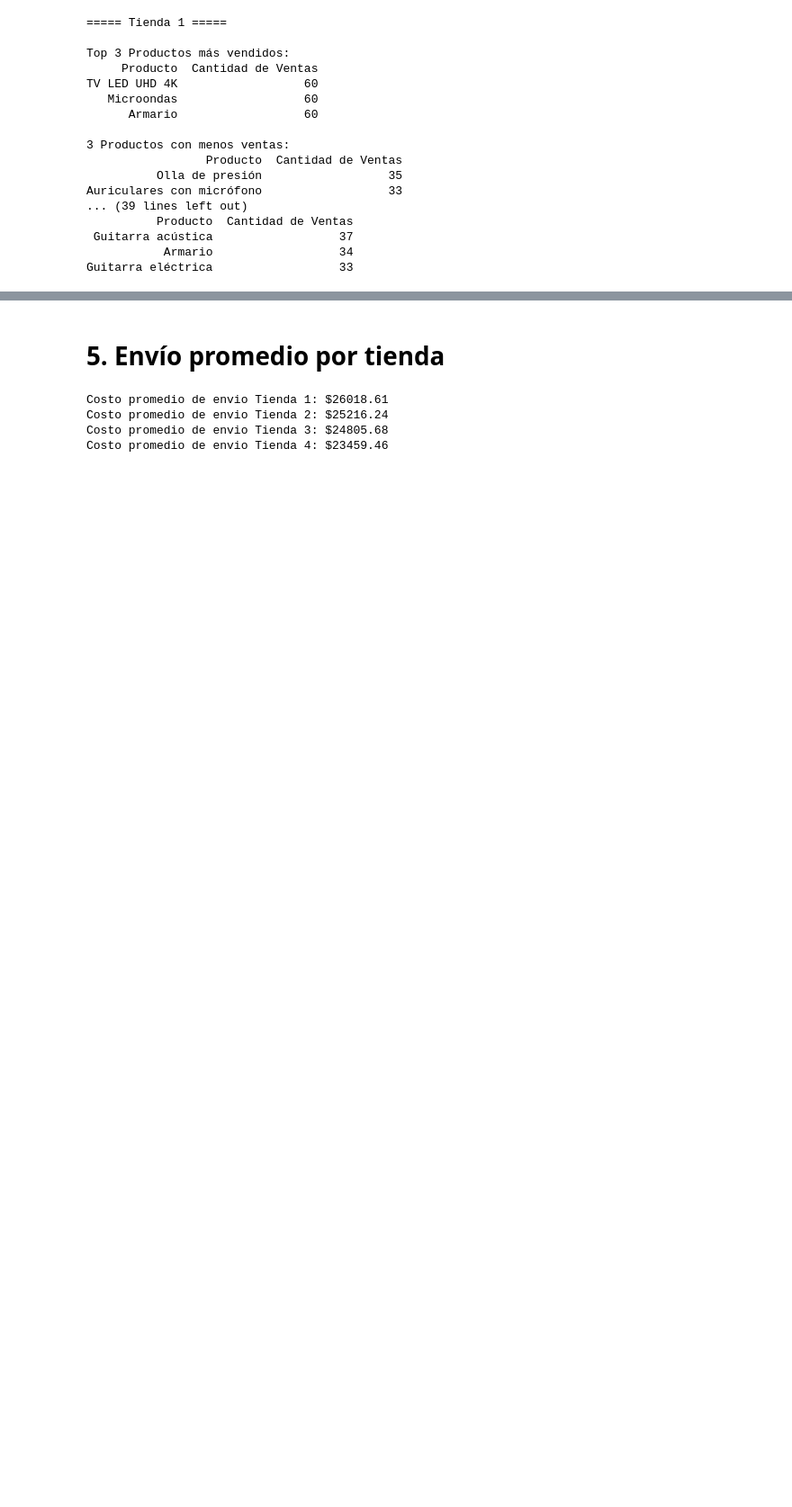
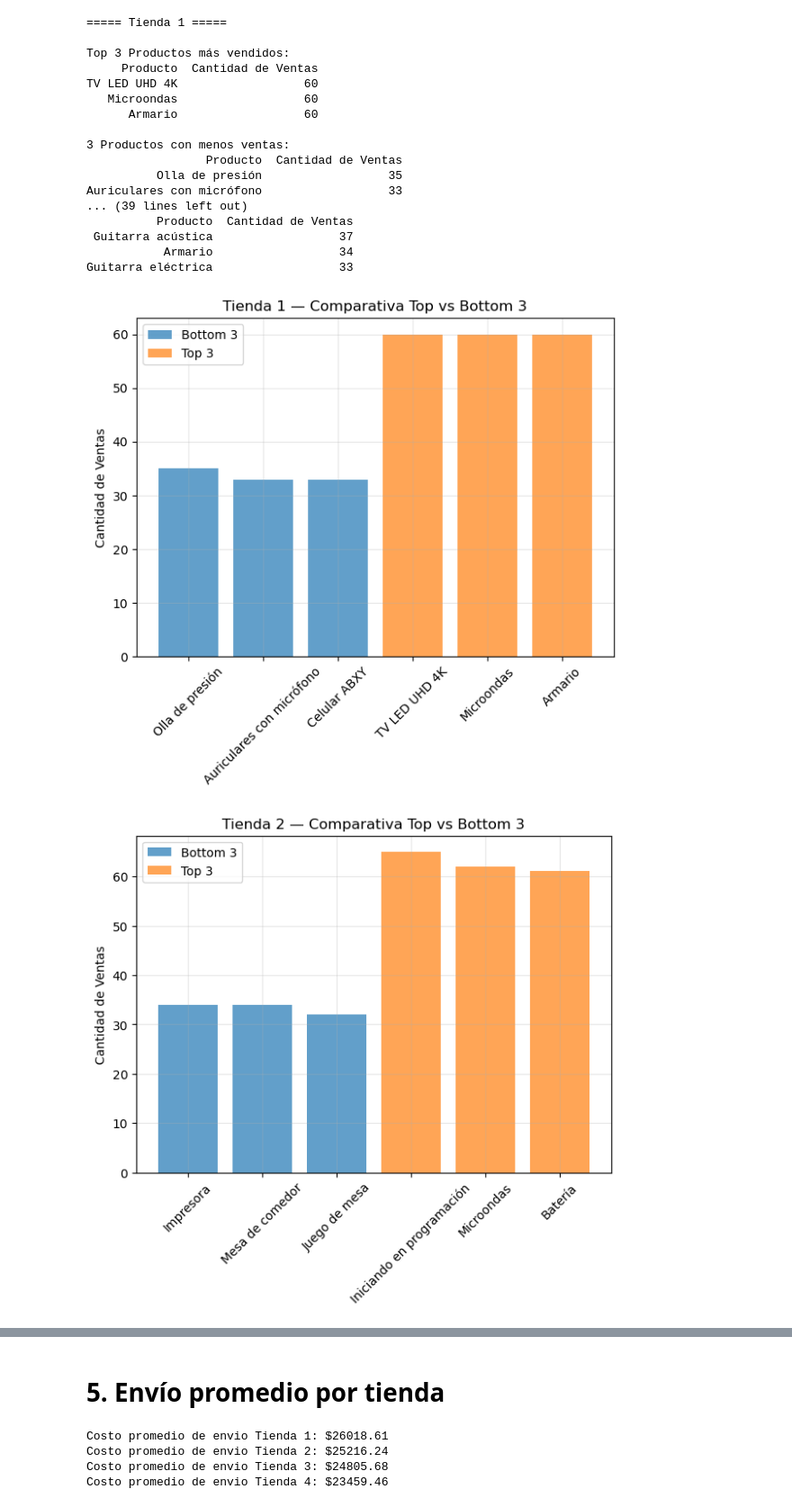
Before and after one commit to ernes2111/Proyecto-Alura-Store-Analisis-de-Tiendas, a Jupyter notebook: notebooks/Alura_store_latam.ipynb, the cells around one changed output, grey strips where cells are left out. Shown at 90% size. Saved outputs shown, nothing was run; the diff lists cells and outputs as text; code cells hidden in the pictures; blank space fills up the shorter version.

```diff
--- a/AluraStoreLatam.ipynb
+++ b/notebooks/Alura_store_latam.ipynb
@@ -223,3 +299,28 @@ Auriculares con micrófono                  33
  Guitarra acústica                  37
            Armario                  34
 Guitarra eléctrica                  33
+# %%
+for nombre, df in tiendas.items():
+    ventas = df.groupby('Producto')['Precio'].count().sort_values(ascending=False)
+    top3 = ventas.head(3)
+    bottom3 = ventas.tail(3)
+
+    # Unimos ambos
+    df_plot = pd.concat([
+        pd.DataFrame({'Producto': top3.index, 'Ventas': top3.values, 'Tipo': 'Top 3'}),
+        pd.DataFrame({'Producto': bottom3.index, 'Ventas': bottom3.values, 'Tipo': 'Bottom 3'})
+    ])
+
+    fig, ax = plt.subplots(figsize=(7,5))
+    for tipo, grupo in df_plot.groupby('Tipo'):
+        ax.bar(grupo['Producto'], grupo['Ventas'], label=tipo, alpha=0.7)
+
+    ax.set_title(f'{nombre} — Comparativa Top vs Bottom 3')
+    ax.set_ylabel('Cantidad de Ventas')
+    ax.legend()
+    ax.grid(True, alpha=0.3)
+    plt.xticks(rotation=45)
+    plt.show()
+# %% [output]
+[figure, added]
+[figure, added]
```
Also changed, not shown: parts of 7 cells of this notebook, 9 other files.
